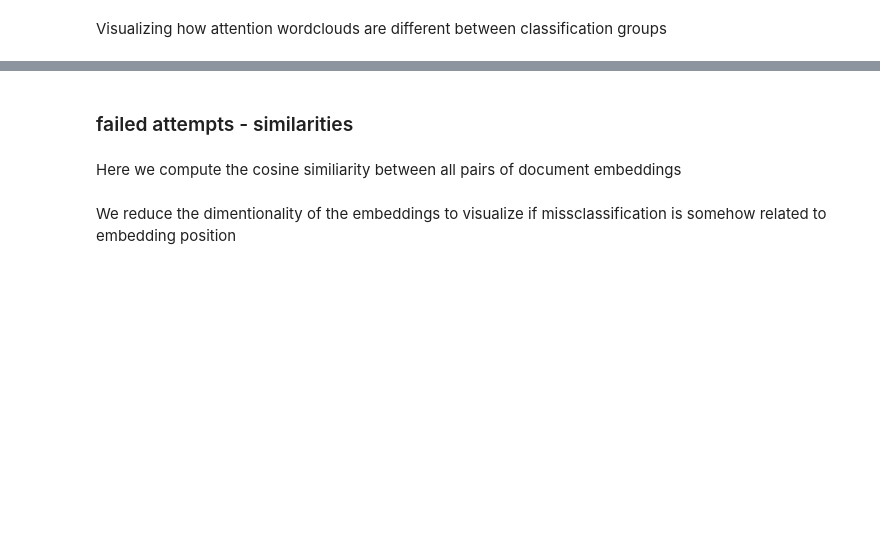
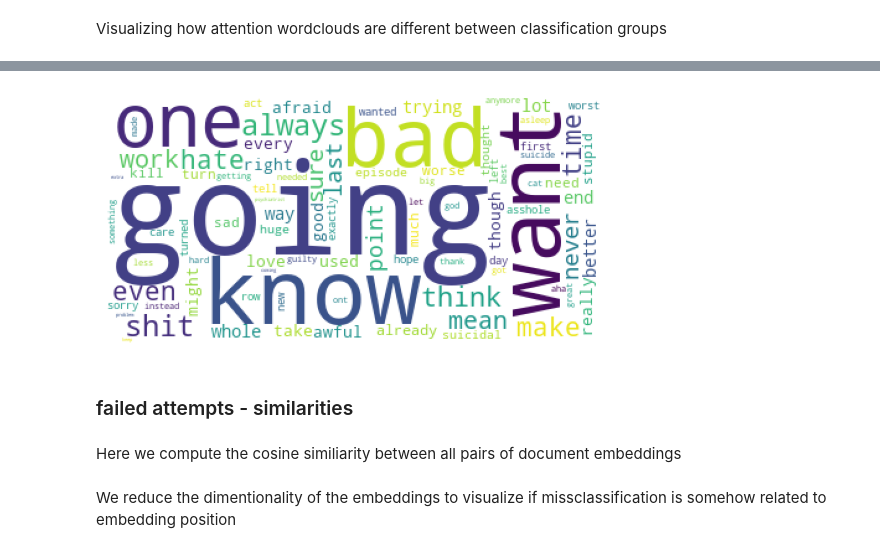
Before and after one commit to ranieri-unimi/depression, a Jupyter notebook: bert.fine.fine.ipynb, the cells around one changed output, grey strips where cells are left out. Saved outputs shown, nothing was run; the diff lists cells and outputs as text; code cells hidden in the pictures; blank space fills up the shorter version.

```diff
--- a/bert.fine.fine.ipynb
+++ b/bert.fine.fine.ipynb
@@ -381,17 +465,24 @@ Plottig word cloud for False Positive / False Nagative class
 test_fp = [x_test.iloc[i] for i,g in enumerate(w_grp) if g == "FP"]
 test_fn = [x_test.iloc[i] for i,g in enumerate(w_grp) if g == "FN"]
 test_tp = [x_test.iloc[i] for i,g in enumerate(w_grp) if g == "TP"]
+test_tn = [x_test.iloc[i] for i,g in enumerate(w_grp) if g == "TN"]
+# %%
+from nltk.corpus import stopwords
+eng_sw = stopwords.words('english')
 # %%
-def plot_top_k_words(a, how_many=4):
+def retrive_top_k_words(a, how_many):
     bag = []
-    for text in a:
+    for text in tqdm(a):
         word_name, word_score = word_prob(text)
         if len(word_name) < how_many:  # phrase too short
             continue
         for i in np.argpartition(word_score, -how_many)[-how_many:]:
             word = word_name[i]
-            if len(word) > 2 and not word.startswith("depress"):
+            if len(word) > 2 and not word.startswith("depress") and not word.startswith("feel") and word != "don" and not word.startswith("anx") and word not in eng_sw:
                 bag.append(word)
-
-    f_text = " ".join(bag)
-    plot_text_wc(f_text)
+    return bag
+# %%
+def plot_top_k_words(a, how_many=4):
+    bag = retrive_top_k_words(a, how_many)
+    f_text = " ".join(bag)
+    plot_text_wc(f_text)
@@ -406,2 +548,6 @@ plot_top_k_words(test_fn)
+# %%
+plot_top_k_words(test_tn)
+# %% [output]
+[figure, added]
 # %% [markdown]
 ### failed attempts - similarities
```
Also changed, not shown: parts of 32 cells of this notebook, 2 other files.
